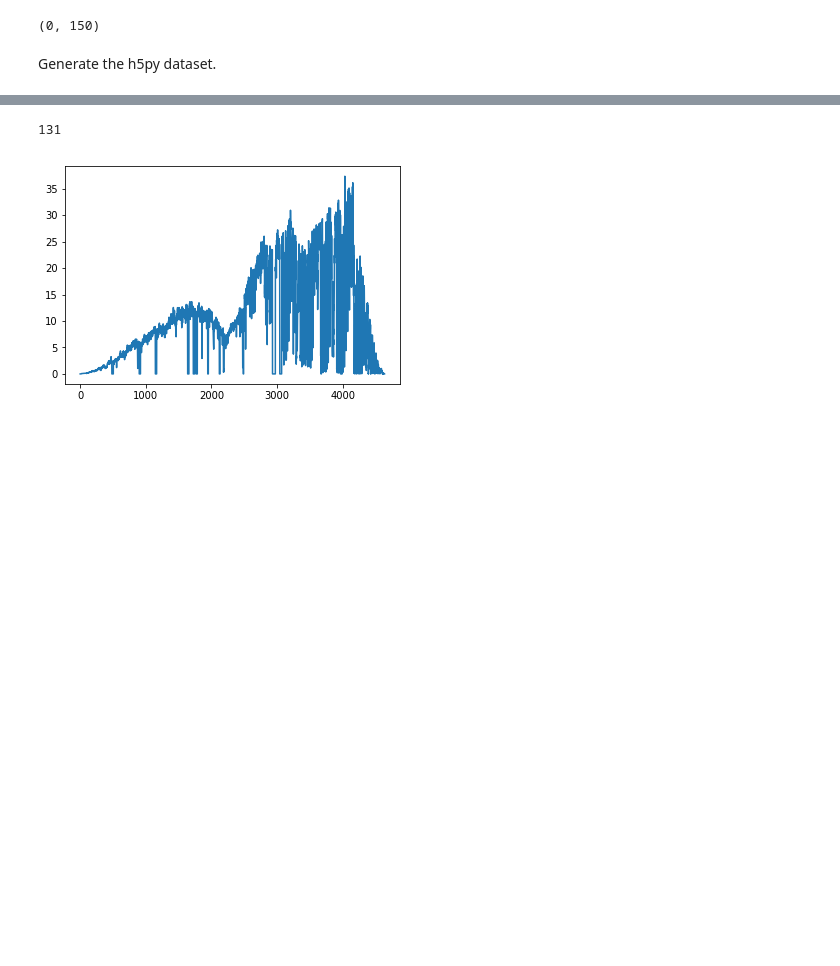
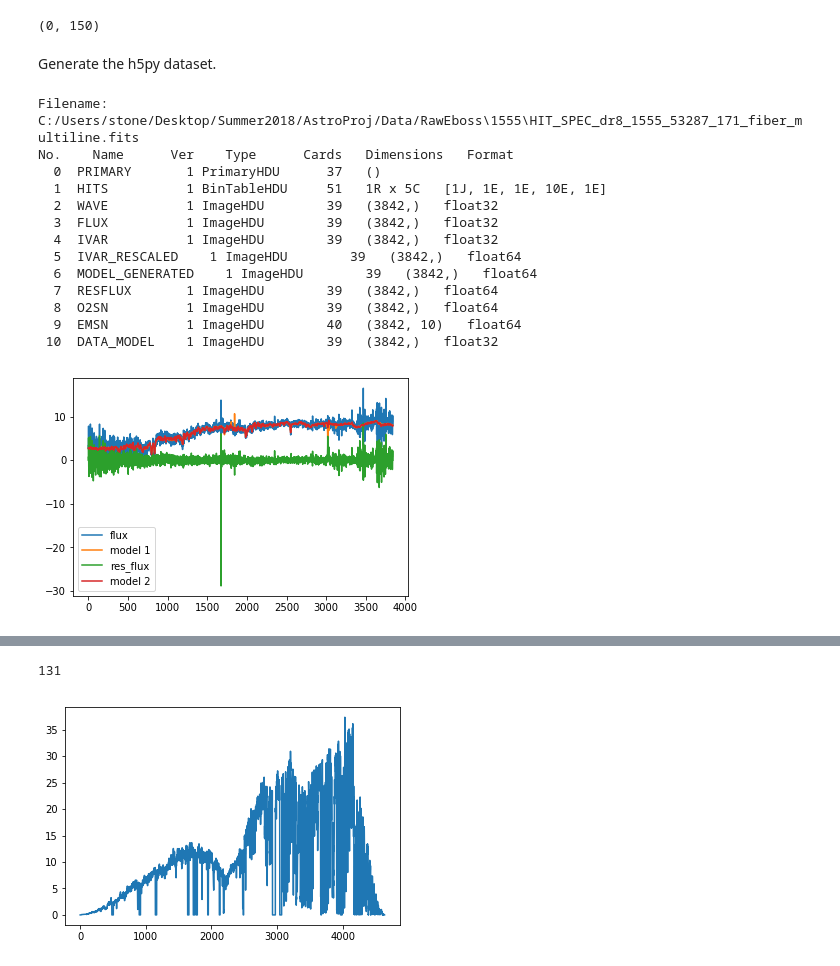
Before and after one commit to stone-mele/AstroGravLensing, a Jupyter notebook: Code/Notebooks/[EBoss]H5Creation.ipynb, the cells around one changed output, grey strips where cells are left out. Saved outputs shown, nothing was run; the diff lists cells and outputs as text; code cells hidden in the pictures; blank space fills up the shorter version.

```diff
--- a/Code/Notebooks/[EBoss]H5Creation.ipynb
+++ b/Code/Notebooks/[EBoss]H5Creation.ipynb
@@ -66,3 +64,30 @@ del file['flux_labels']
 del file['flux_ids']
 del file['res_flux_values']
 del file['ivar_flux_values']
+# %%
+ebwsd = EbossWaveSpectraDataset('../../../AstroProj/Data/CSVs/eboss_locations.csv')
+# %%
+temp = fits.open(ebwsd.spectra_infos.iloc[100].location)
+
+plt.plot(range(len(temp[3].data)), temp[3].data, label='flux')
+plt.plot(range(len(temp[6].data)), temp[6].data, label='model 1')
+
+plt.plot(range(len(temp[7].data)), temp[7].data, label='res_flux')
+plt.plot(range(len(temp[10].data)), temp[10].data, label='model 2')
+plt.legend()
+temp.info()
+# %% [output]
+Filename: C:/Users/stone/Desktop/Summer2018/AstroProj/Data/RawEboss\1555\HIT_SPEC_dr8_1555_53287_171_fiber_multiline.fits
+No.    Name      Ver    Type      Cards   Dimensions   Format
+  0  PRIMARY       1 PrimaryHDU      37   ()
+  1  HITS          1 BinTableHDU     51   1R x 5C   [1J, 1E, 1E, 10E, 1E]
+  2  WAVE          1 ImageHDU        39   (3842,)   float32
+  3  FLUX          1 ImageHDU        39   (3842,)   float32
+  4  IVAR          1 ImageHDU        39   (3842,)   float32
+  5  IVAR_RESCALED    1 ImageHDU        39   (3842,)   float64
+  6  MODEL_GENERATED    1 ImageHDU        39   (3842,)   float64
+  7  RESFLUX       1 ImageHDU        39   (3842,)   float64
+  8  O2SN          1 ImageHDU        39   (3842,)   float64
+  9  EMSN          1 ImageHDU        40   (3842, 10)   float64
+ 10  DATA_MODEL    1 ImageHDU        39   (3842,)   float32
+[figure, added]
```
Also changed, not shown: parts of 2 cells of this notebook, 2 other files.
